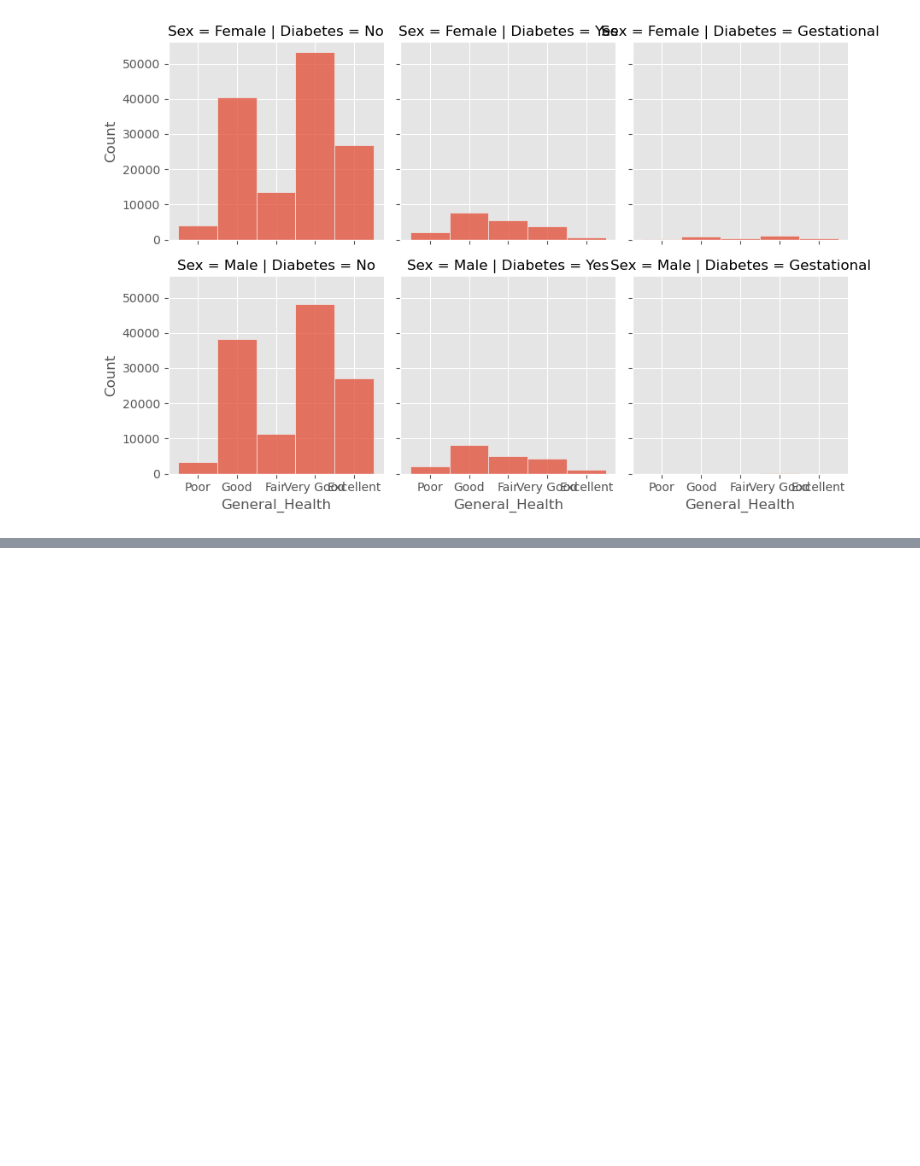
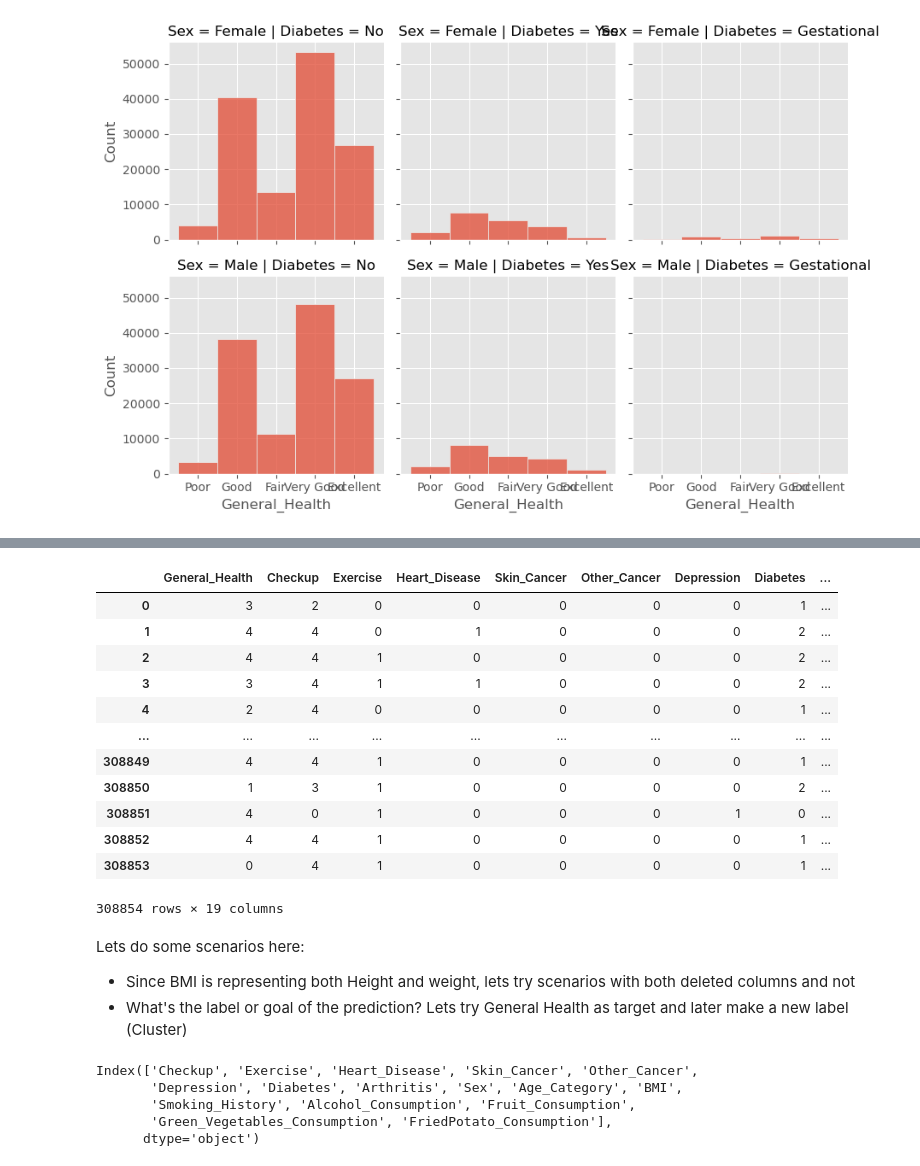
Before and after one commit to nuwbie-11/DataAnalytics101, a Jupyter notebook: cardiovascular-diseases-risk-prediction-dataset/cardio.ipynb, the cells around one changed output, grey strips where cells are left out. Saved outputs shown, nothing was run; the diff lists cells and outputs as text; code cells hidden in the pictures; blank space fills up the shorter version.

```diff
--- a/cardiovascular-diseases-risk-prediction-dataset/cardio.ipynb
+++ b/cardiovascular-diseases-risk-prediction-dataset/cardio.ipynb
@@ -102,3 +90,11 @@ plt.show()
 # %% [output]
 <Figure size 1800x2000 with 0 Axes>
 [figure]
+# %%
+#Checks for another columns
+featured = df2.select_dtypes(include=['object']).columns
+
+
+
+for cols in featured:
+    print(df2[cols].unique())
@@ -104,0 +119,26 @@ plt.show()
+# %%
+for cols in featured:
+    encoder = LabelEncoder()
+    encoded_labels = encoder.fit_transform(df2[cols])
+
+    df2[cols] = encoded_labels
+
+df2
+# %% [output]
+|  | General_Health | Checkup | Exercise | Heart_Disease | Skin_Cancer | Other_Cancer | Depression | Diabetes | ... |
+| 0 | 3 | 2 | 0 | 0 | 0 | 0 | 0 | 1 | ... |
+| 1 | 4 | 4 | 0 | 1 | 0 | 0 | 0 | 2 | ... |
+| 2 | 4 | 4 | 1 | 0 | 0 | 0 | 0 | 2 | ... |
+| 3 | 3 | 4 | 1 | 1 | 0 | 0 | 0 | 2 | ... |
+| 4 | 2 | 4 | 0 | 0 | 0 | 0 | 0 | 1 | ... |
+| ... | ... | ... | ... | ... | ... | ... | ... | ... | ... |
+| 308849 | 4 | 4 | 1 | 0 | 0 | 0 | 0 | 1 | ... |
+| 308850 | 1 | 3 | 1 | 0 | 0 | 0 | 0 | 2 | ... |
+| 308851 | 4 | 0 | 1 | 0 | 0 | 0 | 1 | 0 | ... |
+| 308852 | 4 | 4 | 1 | 0 | 0 | 0 | 0 | 1 | ... |
+| 308853 | 0 | 4 | 1 | 0 | 0 | 0 | 0 | 1 | ... |
+308854 rows × 19 columns
+# %% [markdown]
+Lets do some scenarios here:
+- Since BMI is representing both Height and weight, lets try scenarios with both deleted columns and not
+- What's the label or goal of the prediction? Lets try General Health as target and later make a new label (Cluster)
@@ -104,0 +150,8 @@ plt.show()
+# %%
+df2.columns
+# %% [output]
+Index(['Checkup', 'Exercise', 'Heart_Disease', 'Skin_Cancer', 'Other_Cancer',
+       'Depression', 'Diabetes', 'Arthritis', 'Sex', 'Age_Category', 'BMI',
+       'Smoking_History', 'Alcohol_Consumption', 'Fruit_Consumption',
+       'Green_Vegetables_Consumption', 'FriedPotato_Consumption'],
+      dtype='object')
```
Also changed, not shown: parts of 27 cells of this notebook, 11 other files.
